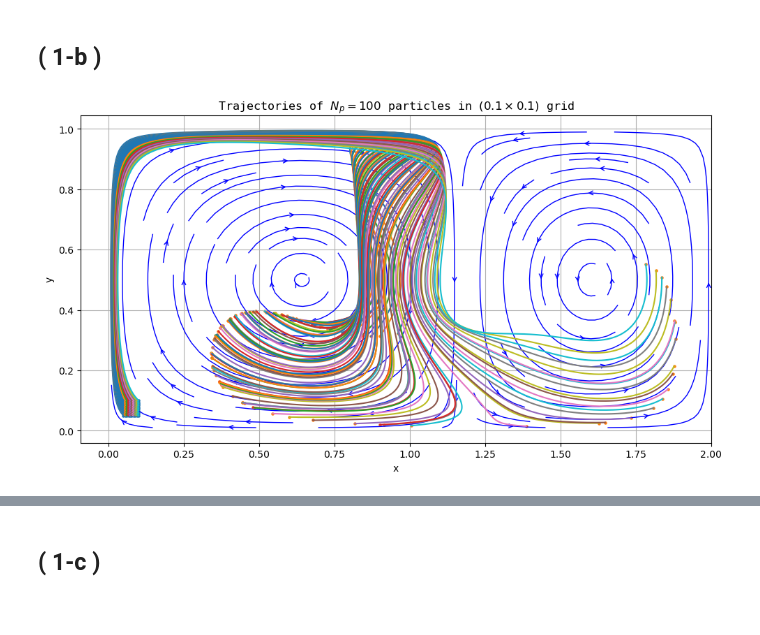
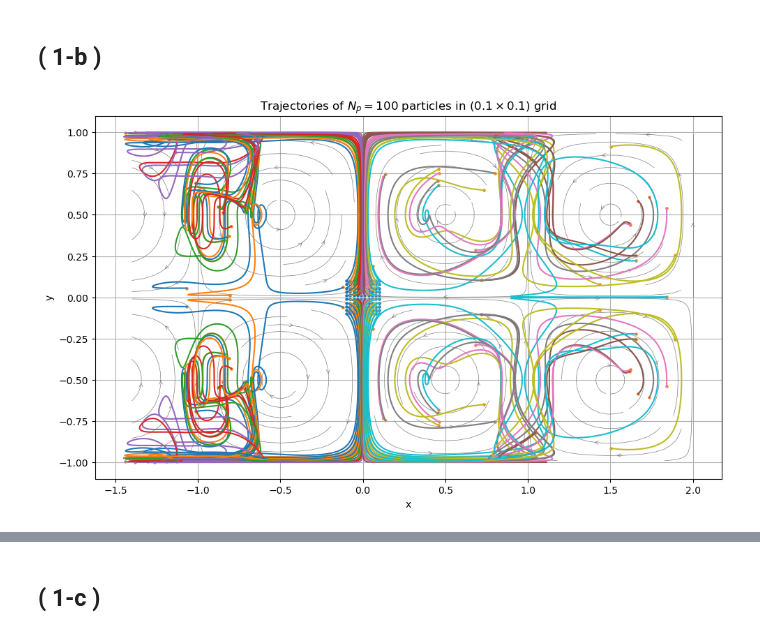
Before and after one commit to TrymSaether/Particle-transport-with-ocean-currents, a Jupyter notebook: eksempelkode.ipynb, the cells around one changed output, grey strips where cells are left out. Saved outputs shown, nothing was run; the diff lists cells and outputs as text; code cells hidden in the pictures.

```diff
--- a/eksempelkode.ipynb
+++ b/eksempelkode.ipynb
@@ -13,11 +13,11 @@ fig_params = {"figsize": (7.5, 5)}
 streamplot_params = {
     "color": "white",
     "density": 1,
-    "linewidth": 0.5,
+    "linewidth": 0.25,
     "arrowsize": 0.5,
     "arrowstyle": "->",
 }
-scatter_params = {"s": 2.5}
+scatter_params = {"s": 5}
 font = {"family": "monospace", "size": 12}
 # %% [markdown]
 ---
@@ -547,26 +572,26 @@ plt.show()
 # %% [markdown]
 ## ( 1-b )
 # %%
-T = [0, 15]
+T = [0, 20]
 dt = 0.01
 Np = 100
 mode = "grid"
-loc = [5e-2, 0.1]
+loc = [-0.1, 0.1]
 scale = 0.1
 fig, ax = plt.subplots(1,1, figsize=(10, 10))
 traj = Trajectory(T=T, dt=dt, Np=Np, mode=mode, loc=loc, scale=scale)
 Y = traj(velocity)
-X, Y = np.meshgrid(np.linspace(1e-2, 2, 100), np.linspace(1e-2, 0.99, 100))
-U, V = velocity([X, Y], 15)
-ax.streamplot(X, Y, U, V, **streamplot_params)
+X, Y = np.meshgrid(np.linspace(-1.4, 2, 100), np.linspace(-0.99, 0.99, 100))
+U, V = velocity([X, Y], T[0])
+ax.streamplot(X, Y, U, V, **{"color": "gray", "density": 1, "linewidth": 0.5, "arrowsize": 0.9, "arrowstyle": "->"})
 traj.plot(ax)
 traj.scatter(ax, t=0, **scatter_params)
 traj.scatter(ax, t=-1, **scatter_params)
 ax.set_xlabel("x")
 ax.set_ylabel("y")
-ax.set_title(f"Trajectories of $N_p = 100$ particles in $(0.1\\times 0.1)$ grid", fontsize=12, family="monospace")
+ax.set_title(f"Trajectories of $N_p = 100$ particles in $(0.1\\times 0.1)$ grid")
 plt.grid()
 plt.tight_layout()
 plt.show()
 # %% [output]
-[figure, old version]
+[figure, new version]
```
Also changed, not shown: parts of 11 cells of this notebook.
